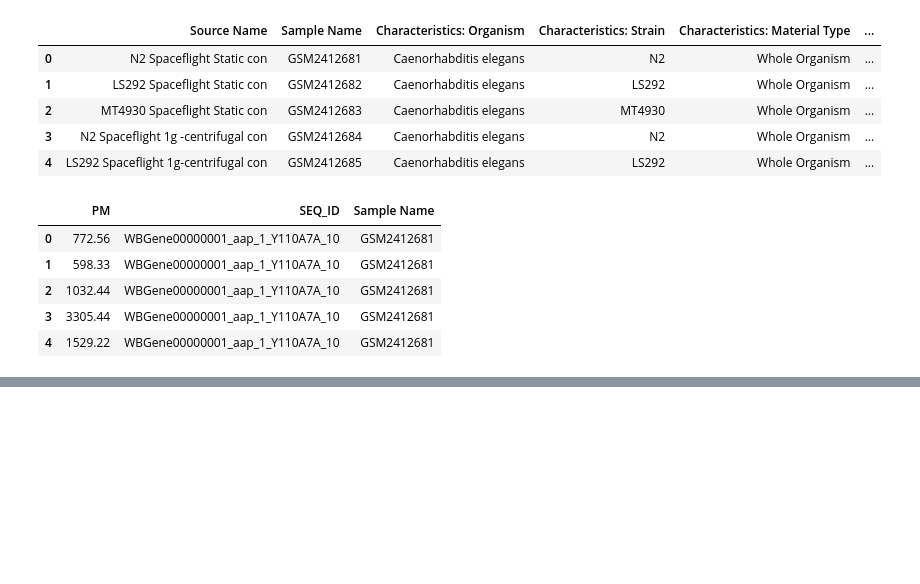
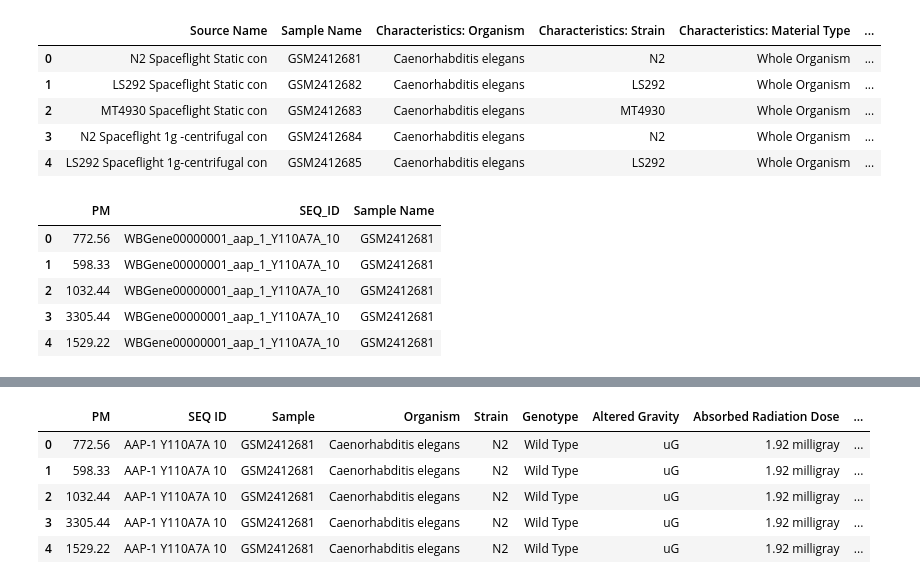
Before and after one commit to falatfernando/AnderWorm, a Jupyter notebook: solution.ipynb, the cells around one changed output, grey strips where cells are left out. Drawn from its saved outputs; the diff is of its cells as text; code cells hidden in the pictures; blank space fills up the shorter version.

```diff
--- a/solution.ipynb
+++ b/solution.ipynb
@@ -196,0 +206,15 @@ df = result_df1
+# %%
+# Define a function to perform the transformation
+def transform_seq_id(seq_id):
+    if pd.notna(seq_id):  # Check if the value is not NaN
+        # Use regular expressions to extract the relevant parts and format them
+        match = re.match(r'^\w+_(\w+)_(\d+)_(\w+)_(\d+)$', seq_id)
+        if match:
+            gene_name = match.group(1).upper()
+            gene_number = match.group(2)
+            formatted_seq_id = f"{gene_name}-{gene_number} {match.group(3)} {match.group(4)}"
+            return formatted_seq_id
+    return seq_id  # Return the original value if it's NaN or doesn't match the pattern
+
+# Apply the transformation to the 'SEQ_ID' column
+df['SEQ_ID'] = df['SEQ_ID'].apply(transform_seq_id)
@@ -196,0 +230,2 @@ df = result_df1
+# %%
+df_seq = df[['PM', 'SEQ_ID', 'Sample Name', 'Characteristics: Organism', 'Characteristics: Strain', 'Factor Value: Genotype', 'Factor Value: Altered Gravity', 'Parameter Value: Absorbed Radiation Dose', 'Parameter Value: Sample Preservation Method']]
@@ -196,0 +245,9 @@ df = result_df1
+# %%
+df_seq.head()
+# %% [output]
+|  | PM | SEQ ID | Sample | Organism | Strain | Genotype | Altered Gravity | Absorbed Radiation Dose | ... |
+| 0 | 772.56 | AAP-1 Y110A7A 10 | GSM2412681 | Caenorhabditis elegans | N2 | Wild Type | uG | 1.92 milligray | ... |
+| 1 | 598.33 | AAP-1 Y110A7A 10 | GSM2412681 | Caenorhabditis elegans | N2 | Wild Type | uG | 1.92 milligray | ... |
+| 2 | 1032.44 | AAP-1 Y110A7A 10 | GSM2412681 | Caenorhabditis elegans | N2 | Wild Type | uG | 1.92 milligray | ... |
+| 3 | 3305.44 | AAP-1 Y110A7A 10 | GSM2412681 | Caenorhabditis elegans | N2 | Wild Type | uG | 1.92 milligray | ... |
+| 4 | 1529.22 | AAP-1 Y110A7A 10 | GSM2412681 | Caenorhabditis elegans | N2 | Wild Type | uG | 1.92 milligray | ... |
```
Also changed, not shown: parts of 12 cells of this notebook.
